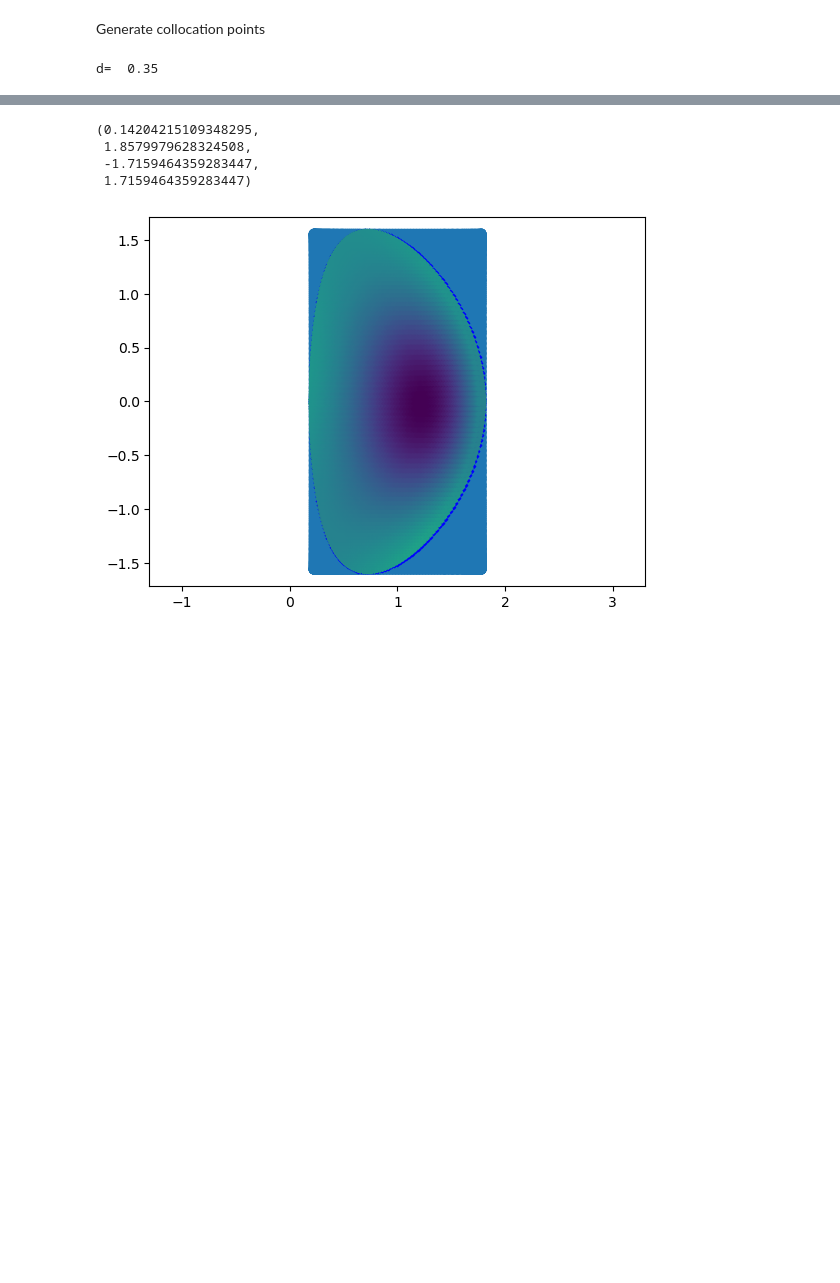
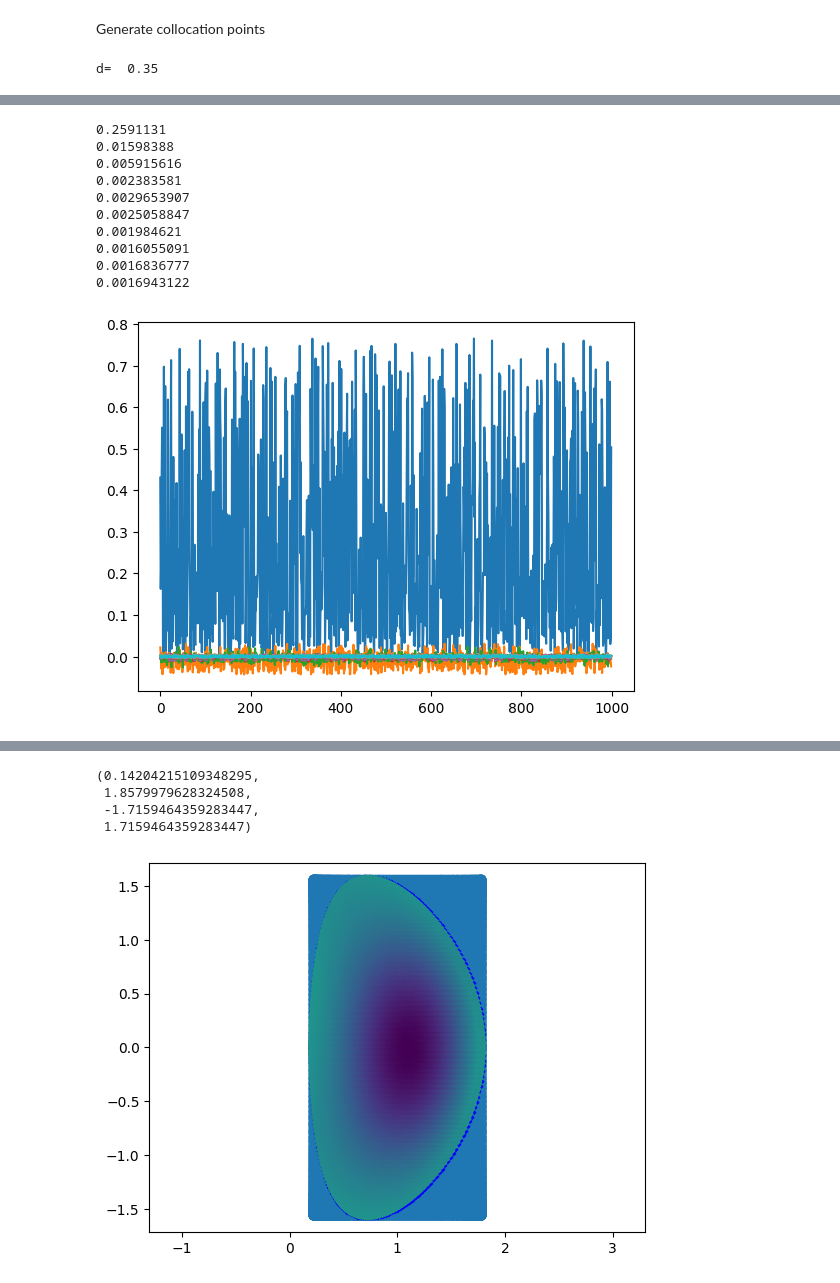
Before and after one commit to harryyudha7/thesis, a Jupyter notebook: PINN_Solver_GSeq_parametric_boundary_linear_rhs_evp.ipynb, the cells around one changed output, grey strips where cells are left out. Saved outputs shown, nothing was run; the diff lists cells and outputs as text; code cells hidden in the pictures; blank space fills up the shorter version.

```diff
--- a/PINN_Solver_GSeq_parametric_boundary_linear_rhs_evp.ipynb
+++ b/PINN_Solver_GSeq_parametric_boundary_linear_rhs_evp.ipynb
@@ -308,0 +358,17 @@ Computation time: 127.97029399871826 seconds
+# %%
+for i in range(len(arr_phi)-1):
+    if i%1 == 0:
+        plt.plot(arr_phi[i]-arr_phi[i+1])
+        print(np.average(np.abs(arr_phi[i]-arr_phi[i+1])))
+# %% [output]
+0.2591131
+0.01598388
+0.005915616
+0.002383581
+0.0029653907
+0.0025058847
+0.001984621
+0.0016055091
+0.0016836777
+0.0016943122
+[figure, added]
```
Also changed, not shown: parts of 15 cells of this notebook, 11 other files.
